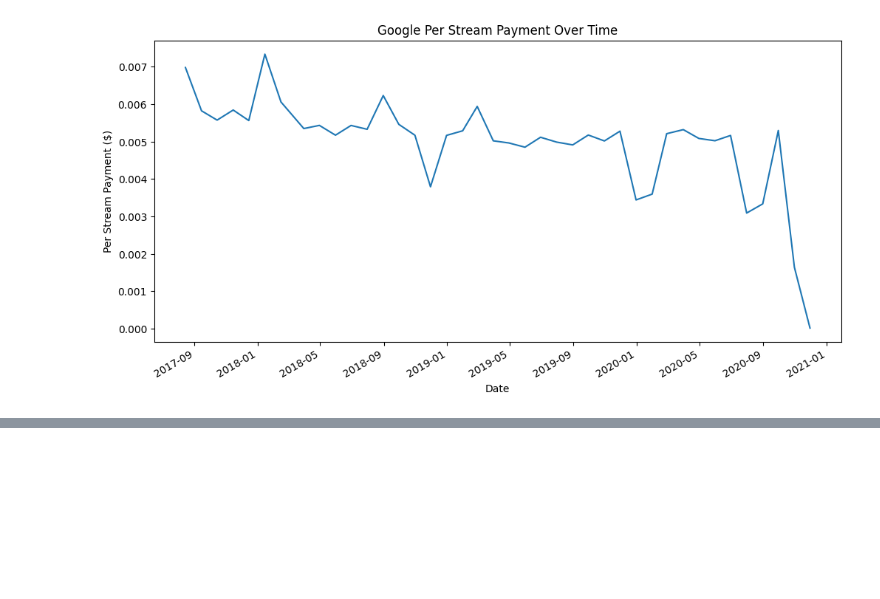
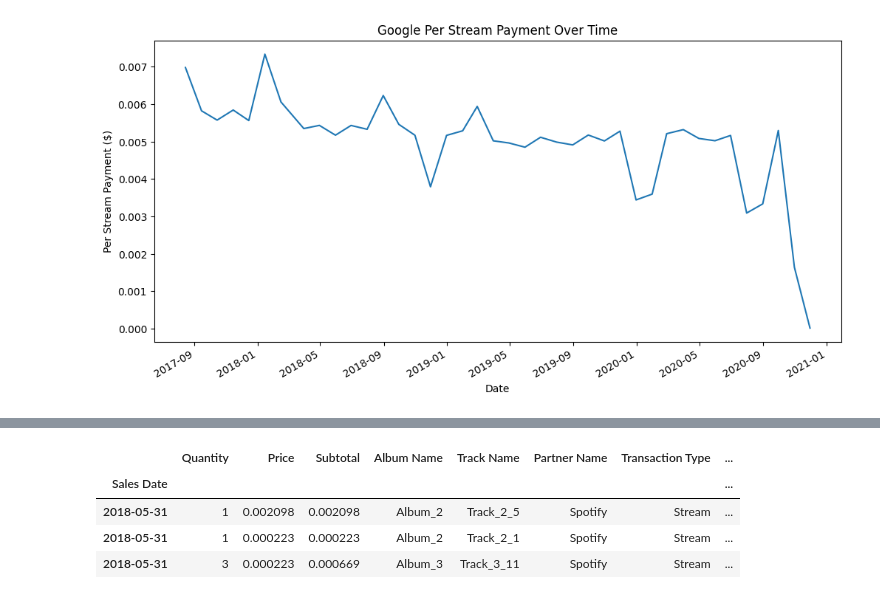
Before and after one commit to nolaneley/analysis_my_streaming_royalties, a Jupyter notebook: EDA.ipynb, the cells around one changed output, grey strips where cells are left out. Cells and saved outputs as stored; diff of their text form; code cells hidden in the pictures; blank space fills up the shorter version.

```diff
--- a/EDA.ipynb
+++ b/EDA.ipynb
@@ -117,0 +137,9 @@ Name: Price, dtype: float64
+# %%
+may31 = problem_period.loc['2018-05-31']
+may31
+# %% [output]
+|  | Quantity | Price | Subtotal | Album Name | Track Name | Partner Name | Transaction Type | ... |
+| Sales Date |  |  |  |  |  |  |  | ... |
+| 2018-05-31 | 1 | 0.002098 | 0.002098 | Album_2 | Track_2_5 | Spotify | Stream | ... |
+| 2018-05-31 | 1 | 0.000223 | 0.000223 | Album_2 | Track_2_1 | Spotify | Stream | ... |
+| 2018-05-31 | 3 | 0.000223 | 0.000669 | Album_3 | Track_3_11 | Spotify | Stream | ... |
```
Also changed, not shown: parts of 8 cells of this notebook.
